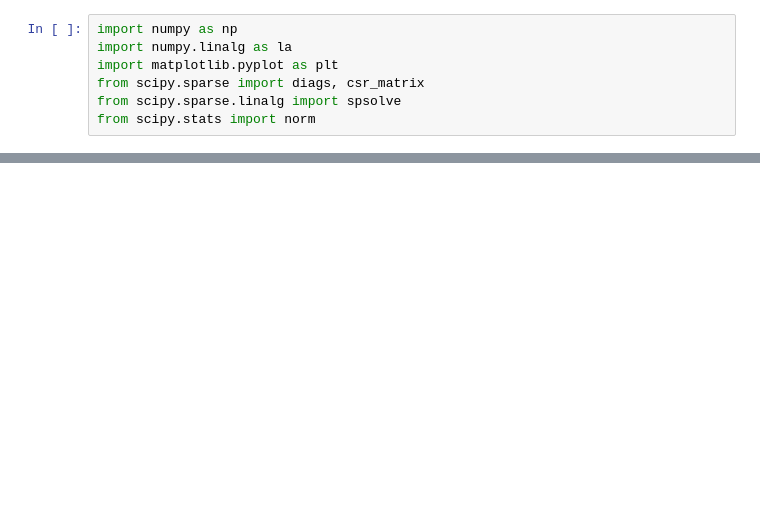
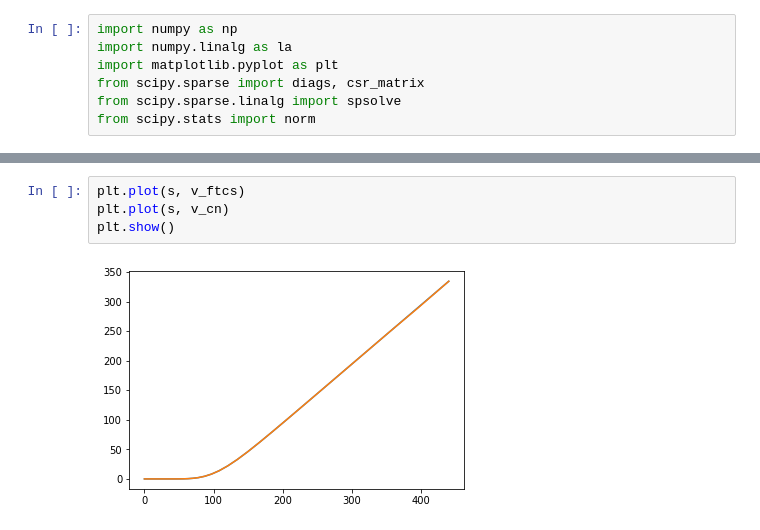
Before and after one commit to DaanMoll/ComputationalFinance, a Jupyter notebook: assignment3/attempt2.ipynb, the cells around one changed output, grey strips where cells are left out. Drawn from its saved outputs; the diff is of its cells as text; blank space fills up the shorter version.

```diff
--- a/assignment3/attempt2.ipynb
+++ b/assignment3/attempt2.ipynb
@@ -129,0 +136,6 @@ call option value: 90.68847481139626
+# %%
+plt.plot(s, v_ftcs)
+plt.plot(s, v_cn)
+plt.show()
+# %% [output]
+[figure, added]
```
Also changed, not shown: parts of 3 cells of this notebook.
